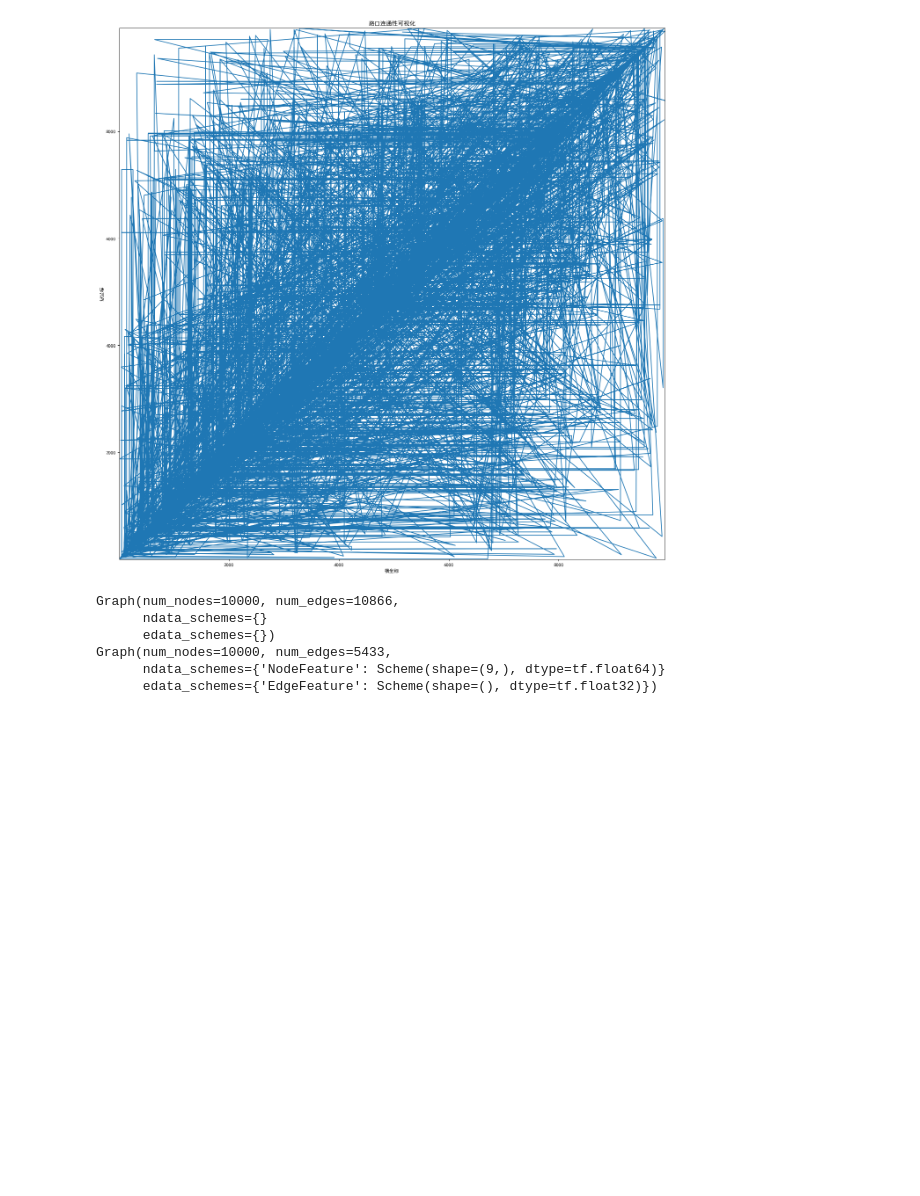
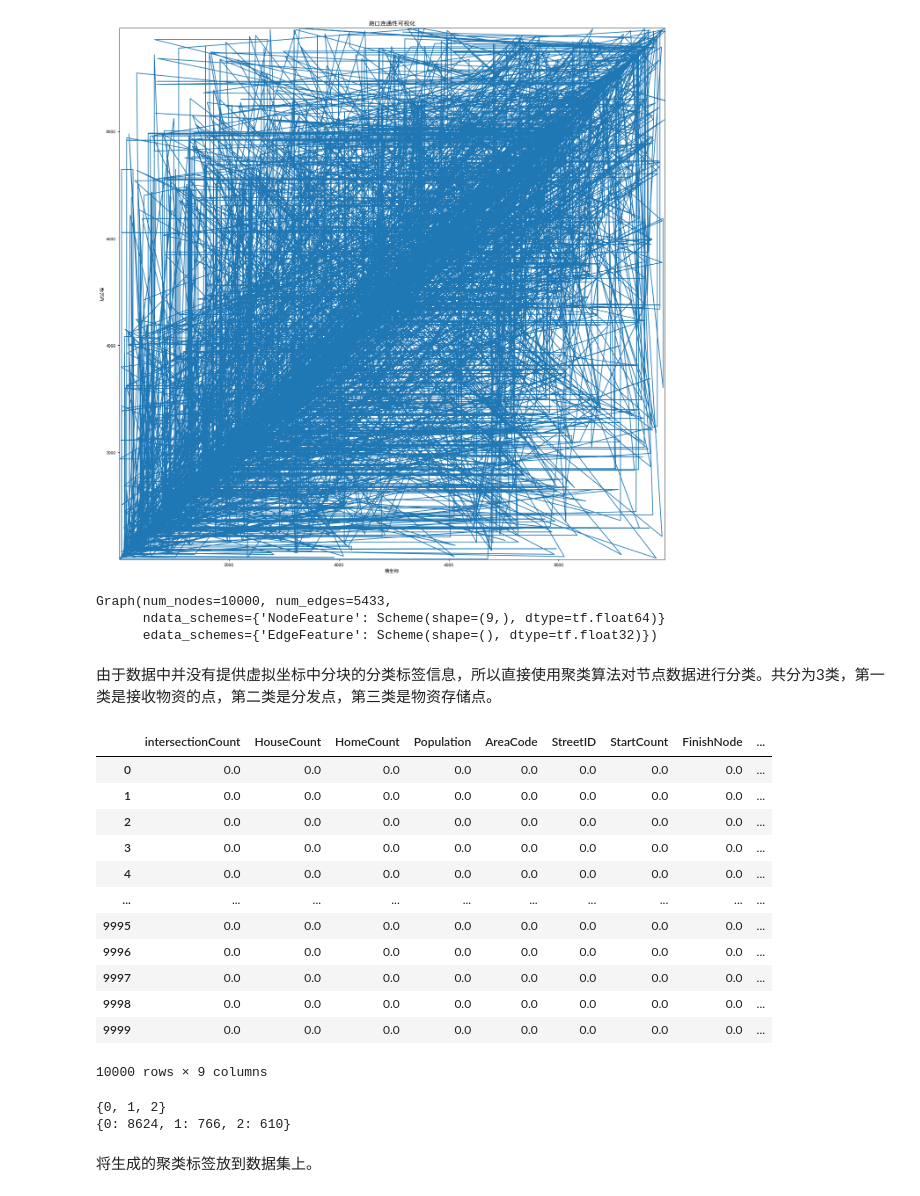
Before and after one commit to youareeverysingleday/HuaweiCupCompetition2022, a Jupyter notebook: FQuestion.ipynb, the cells around one changed output. Saved outputs shown, nothing was run; the diff lists cells and outputs as text; code cells hidden in the pictures; blank space fills up the shorter version.

Commit message:
create node category, slice dataset, use GCN on 20221014.

```diff
--- a/FQuestion.ipynb
+++ b/FQuestion.ipynb
@@ -1899,6 +1901,8 @@ nodeFeatures[['intersectionCount', 'HouseCount', 'HomeCount', 'Population',
        'AreaCode', 'StreetID', 'StartCount', 'FinishNode']] \
         = nodeFeatures[['intersectionCount', 'HouseCount', 'HomeCount', 'Population',
        'AreaCode', 'StreetID', 'StartCount', 'FinishNode']].apply(max_min_scaler)
+# %%
+nodeFeatures_DF = nodeFeatures.copy()
 # %%
 nodeFeatures.describe()
 # %% [output]
@@ -2168,12 +2156,11 @@ plt.show()
 # %% [output]
 [figure]
 # %%
-print(BG)
+# print(BG)
 print(G)
 # %% [output]
-Graph(num_nodes=10000, num_edges=10866,
-      ndata_schemes={}
-      edata_schemes={})
 Graph(num_nodes=10000, num_edges=5433,
       ndata_schemes={'NodeFeature': Scheme(shape=(9,), dtype=tf.float64)}
       edata_schemes={'EdgeFeature': Scheme(shape=(), dtype=tf.float32)})
+# %% [markdown]
+由于数据中并没有提供虚拟坐标中分块的分类标签信息，所以直接使用聚类算法对节点数据进行分类。共分为3类，第一类是接收物资的点，第二类是分发点，第三类是物资存储点。
@@ -2179,0 +2169,16 @@ Graph(num_nodes=10000, num_edges=5433,
+# %%
+nodeFeatures_DF
+# %% [output]
+|  | intersectionCount | HouseCount | HomeCount | Population | AreaCode | StreetID | StartCount | FinishNode | ... |
+| 0 | 0.0 | 0.0 | 0.0 | 0.0 | 0.0 | 0.0 | 0.0 | 0.0 | ... |
+| 1 | 0.0 | 0.0 | 0.0 | 0.0 | 0.0 | 0.0 | 0.0 | 0.0 | ... |
+| 2 | 0.0 | 0.0 | 0.0 | 0.0 | 0.0 | 0.0 | 0.0 | 0.0 | ... |
+| 3 | 0.0 | 0.0 | 0.0 | 0.0 | 0.0 | 0.0 | 0.0 | 0.0 | ... |
+| 4 | 0.0 | 0.0 | 0.0 | 0.0 | 0.0 | 0.0 | 0.0 | 0.0 | ... |
+| ... | ... | ... | ... | ... | ... | ... | ... | ... | ... |
+| 9995 | 0.0 | 0.0 | 0.0 | 0.0 | 0.0 | 0.0 | 0.0 | 0.0 | ... |
+| 9996 | 0.0 | 0.0 | 0.0 | 0.0 | 0.0 | 0.0 | 0.0 | 0.0 | ... |
+| 9997 | 0.0 | 0.0 | 0.0 | 0.0 | 0.0 | 0.0 | 0.0 | 0.0 | ... |
+| 9998 | 0.0 | 0.0 | 0.0 | 0.0 | 0.0 | 0.0 | 0.0 | 0.0 | ... |
+| 9999 | 0.0 | 0.0 | 0.0 | 0.0 | 0.0 | 0.0 | 0.0 | 0.0 | ... |
+10000 rows × 9 columns
@@ -2179,0 +2187,16 @@ Graph(num_nodes=10000, num_edges=5433,
+# %%
+labelList = kmeans.labels_.tolist()
+# print(labelList)
+labelSet = set(kmeans.labels_)
+print(labelSet)
+labelDict = {}
+
+for item in labelSet:
+    labelDict.update({item:labelList.count(item)})
+
+print(labelDict)
+# %% [output]
+{0, 1, 2}
+{0: 8624, 1: 766, 2: 610}
+# %% [markdown]
+将生成的聚类标签放到数据集上。
```
Also changed, not shown: parts of 22 cells of this notebook, 2 other files.
